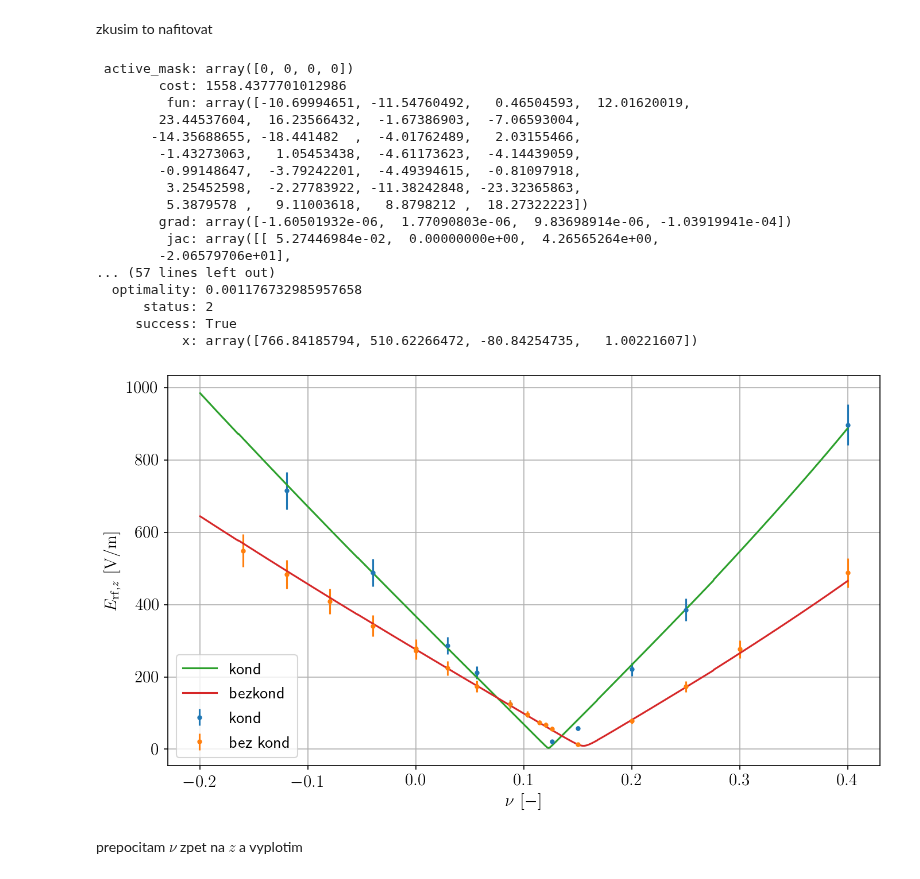
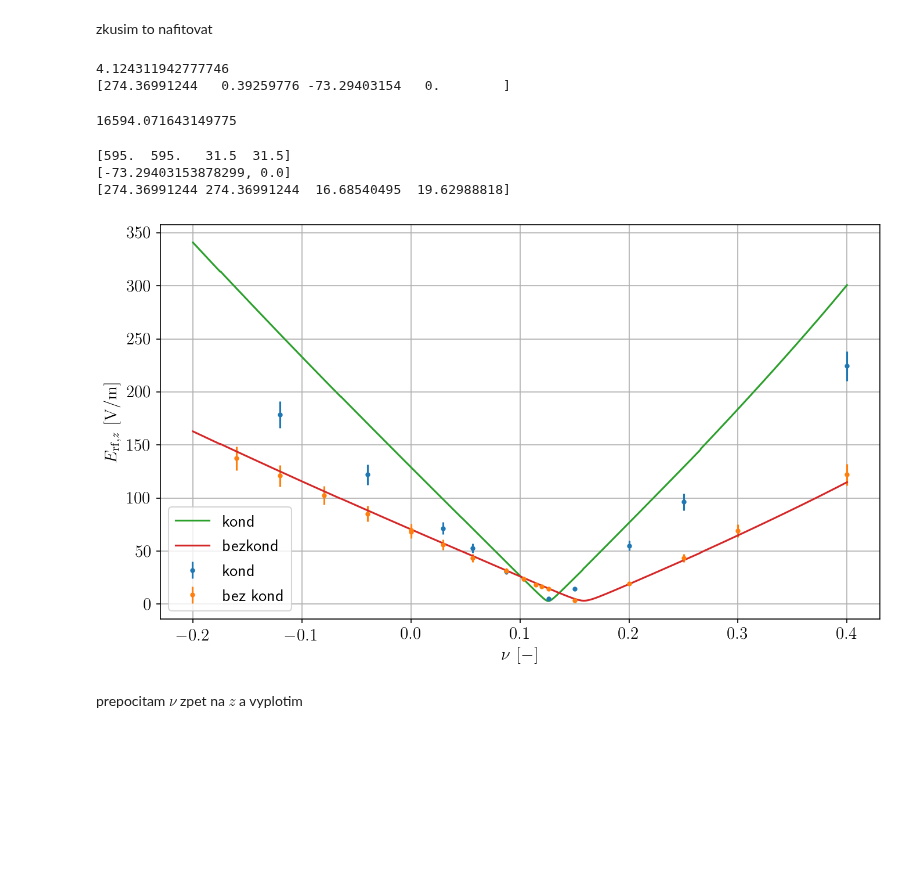
Before and after one commit to dvadlejch/Julia_vypocty_diplomka, a Jupyter notebook: micromotion_measurements/axial_EMM_model_vs_experiment.ipynb, the cells around one changed output. Cells and saved outputs as stored; diff of their text form; code cells hidden in the pictures; blank space fills up the shorter version.

```diff
--- a/micromotion_measurements/axial_EMM_model_vs_experiment.ipynb
+++ b/micromotion_measurements/axial_EMM_model_vs_experiment.ipynb
@@ -873,6 +875,9 @@ def fit_resid_E_amp(x, nu_data, E_amp_data):
 from scipy.optimize import least_squares
 
 x0 = np.array( [300, -10, 0.9] )
+x0 = np.array( [300, -10] )
+x0 = np.array( [-10, -10] )
+# x0 = np.array( [-10] )
 fit = least_squares(fit_resid_E_amp,x0, args=(nu_cond, E_rf_cond) , ftol=1e-10, xtol=1e-10)
 fit
 # %% [output]
@@ -1061,105 +1077,107 @@ from scipy.optimize import least_squares
 # x0 = np.array( [700, 500, -200] )
 # x0 = np.array( [700, 500] )
 # x0 = np.array( [600, 500, -40, 0.9] )
-x0 = np.array( [550, 290, -55, 1.2] )
+x0 = np.array( [425, 1, 0, 0] )
+# x0 = np.array( [200, 200, -100, 0.7, -10] )
+# x0 = np.array( [400, 800, -50, 0.6, 4] )
 
 # bbounds = ([150,150,-200, 1, 0, 0],[1000,1000,200, 100, 2*np.pi, 2*np.pi] )
 # bbounds = ([300,300,-200, 0.1],[800,800,200, 100] )
 # bbounds = ([180,180,-200],[800,800,200] )
 # bbounds = ([180,100],[800,800] )
 # bbounds = ([180,150,-200, 0.8],[800,800,200, 5] )
-bbounds = ([180,180,-200, 0.1],[1500,1500,200, 10] )
+bbounds = ([180,0.1,-400, -400],[1500,2,400, 400] )
+# bbounds = ([100,100,-100, 0.1, -100],[1500,1500,100, 1, 100] )
+# bbounds = ([200,100,-100, 0, 1],[800,1500,100, 1, 10] )
 
 
 # fit = least_squares(fit_resid_E_amp_cond_bezcond, x0, args=(nu_cond, nu_bezcond, E_rf_cond, E_rf) , ftol=1e-10, xtol=1e-10)
-fit = least_squares(fit_resid_E_amp_cond_bezcond, x0, args=(nu_cond, nu_bezcond, 4*E_rf_cond, 4*E_rf) , ftol=1e-10, xtol=1e-10,
+fit = least_squares(fit_resid_E_amp_cond_bezcond, x0, args=(nu_cond, nu_bezcond, E_rf_cond, E_rf) , ftol=1e-10, xtol=1e-10,
                    bounds=bbounds)
+# fit = least_squares(fit_resid_E_amp_cond_bezcond, x0, args=(nu_cond, nu_bezcond, 4*E_rf_cond, 4*E_rf) , ftol=1e-10, xtol=1e-10,
+#                    bounds=bbounds)
 # fit.x
-fit
+print(fit.optimality)
+print(fit.x)
+np.sum(fit.fun**2)
 # %% [output]
- active_mask: array([0, 0, 0, 0])
-        cost: 1558.4377701012986
-         fun: array([-10.69994651, -11.54760492,   0.46504593,  12.01620019,
-        23.44537604,  16.23566432,  -1.67386903,  -7.06593004,
-       -14.35688655, -18.441482  ,  -4.01762489,   2.03155466,
-        -1.43273063,   1.05453438,  -4.61173623,  -4.14439059,
-        -0.99148647,  -3.79242201,  -4.49394615,  -0.81097918,
-         3.25452598,  -2.27783922, -11.38242848, -23.32365863,
-         5.3879578 ,   9.11003618,   8.8798212 ,  18.27322223])
-        grad: array([-1.60501932e-06,  1.77090803e-06,  9.83698914e-06, -1.03919941e-04])
-         jac: array([[ 5.27446984e-02,  0.00000000e+00,  4.26565264e+00,
-        -2.06579706e+01],
-... (57 lines left out)
-  optimality: 0.001176732985957658
-      status: 2
-     success: True
-           x: array([766.84185794, 510.62266472, -80.84254735,   1.00221607])
+4.124311942777746
+[274.36991244   0.39259776 -73.29403154   0.        ]
+16594.071643149775
 # %%
 # napeti a faze na elektrodach pasti kond
-Vrf_1 = fit.x[0]
+Vrf_1 = 595
 Vrf_3 = Vrf_1
-# Vrf_5 = 31.5
-# Vrf_6 = 31.5
-Vrf_5 = 31.5 * fit.x[3]
-Vrf_6 = 31.5 * fit.x[3]
+Vrf_5 = 31.5
+Vrf_6 = 31.5
+# Vrf_5 = 31.5 * fit.x[3]
+# Vrf_6 = 31.5 * fit.x[3]
 # Vrf_5 = 31.5 *1.35
 # Vrf_6 = 31.5 *1.35
 Vrf_cond = np.array( [Vrf_1, Vrf_3, Vrf_5, Vrf_6] )
+print(Vrf_cond)
 
 phi_2 = 0
 phi_56 = 0.1
 
 phi_cond = np.array( [0, phi_2, phi_56] )
 
-delta_z_ax = [fit.x[2]/2, fit.x[2]/2]
-# delta_z_ax = [-30.18434164, -30.18434164]
+# delta_z_ax = [fit.x[2]/2, fit.x[2]/2]
+# delta_z_ax = [fit.x[2], fit.x[4]]
+delta_z_ax = [fit.x[2], fit.x[3]]
+# delta_z_ax = [fit.x[2], - 65.816 - fit.x[2]]
+print(delta_z_ax)
 # exper_data_scale = fit.x[3]
-exper_data_scale = 4
+exper_data_scale = 1
 
 nu_range = np.linspace(-0.2, 0.4, 2000)
 E_rf_amp_cond = E_rf_asym_amp_nu(Vrf_cond, phi_cond, delta_z_ax,nu_range,(E_field_rad_jedna , E_field_ax_5, E_field_ax_6) )
 
 # pro pripad bez kondiku
 # napeti a faze na elektrodach pasti kond
-Vrf_1 = fit.x[1]
+Vrf_1 = fit.x[0]
 Vrf_3 = Vrf_1
-# Vrf_5 = 42.5
-# Vrf_6 = 50
-Vrf_5 = 42.5 * fit.x[3]
-Vrf_6 = 50.0 * fit.x[3]
+# Vrf_5 = 42.5 /2
+# Vrf_6 = 50 /2
+Vrf_5 = 42.5 * fit.x[1]
+Vrf_6 = 50.0 * fit.x[1]
 Vrf_bezcond = np.array( [Vrf_1, Vrf_3, Vrf_5, Vrf_6] )
+print(Vrf_bezcond)
 
 phi_2 = 0
 phi_56 = 0.1
 
 phi_bezcond = np.array( [0, phi_2, phi_56] )
 
 
 
 # nu_range = np.linspace(-0.2, 0.4, 2000)
 E_rf_amp_bezcond = E_rf_asym_amp_nu(Vrf_bezcond, phi_bezcond, delta_z_ax,nu_range,(E_field_rad_jedna , E_field_ax_5, E_field_ax_6) )
 
 
 my_dpi = 150
 siz = 100
 sizex = 16*siz
 sizey = 9*siz
 
 plt.figure(figsize=(sizex/my_dpi, sizey/my_dpi), dpi=my_dpi)
 plt.errorbar(nu_cond, exper_data_scale*E_rf_cond, yerr=exper_data_scale*E_rf_cond_sigma, fmt='.', label=r'kond')
 plt.errorbar(nu_bezcond, exper_data_scale*E_rf, yerr=exper_data_scale*E_rf_sigma,  fmt='.', label=r'bez kond')
 # plt.errorbar(nu_cond, E_rf_cond, yerr=E_rf_cond_sigma, fmt='.', label=r'kond')
 # plt.errorbar(nu_bezcond, exper_data_scale*E_rf, yerr=exper_data_scale*E_rf_sigma,  fmt='.', label=r'bez kond')
 plt.plot(nu_range, E_rf_amp_cond, label=r'kond')
 plt.plot(nu_range, E_rf_amp_bezcond, label=r'bezkond')
 
 plt.xlabel(r"$ \nu \, \, \rm [-]$")
 plt.ylabel(r"$ E_{\rm rf, \it z} \, \, \rm [V/m]$")
 
 plt.legend()
 plt.grid()
 # %% [output]
+[595.  595.   31.5  31.5]
+[-73.29403153878299, 0.0]
+[274.36991244 274.36991244  16.68540495  19.62988818]
-[figure, old version]
+[figure, new version]
 # %% [markdown]
 prepocitam $\nu$ zpet na $z$ a vyplotim
 # %%
```
Also changed, not shown: parts of 12 cells of this notebook, 7 other files.
